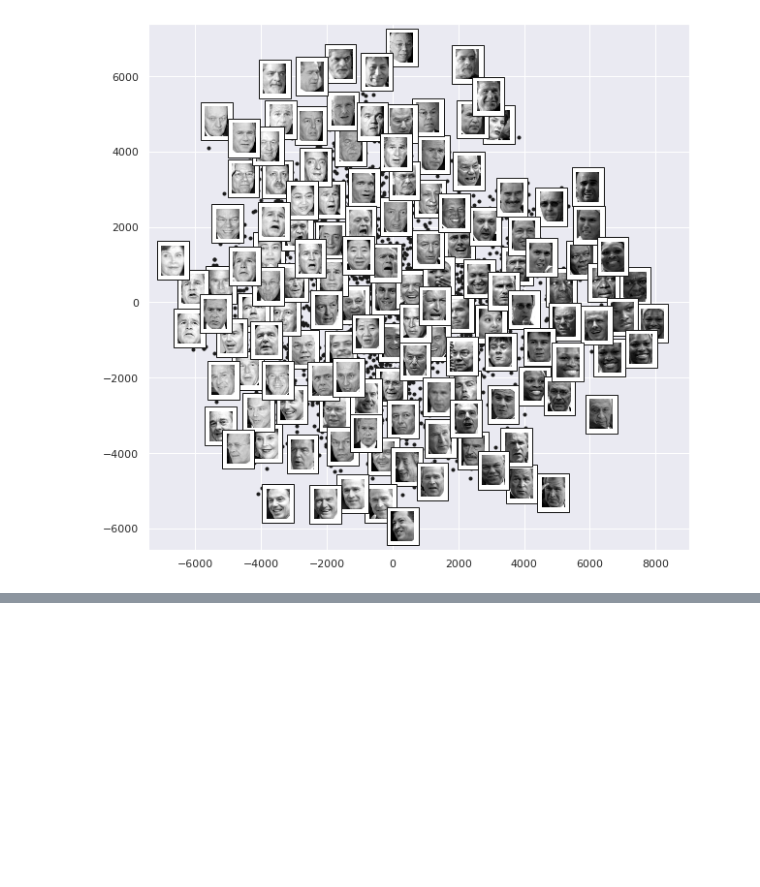
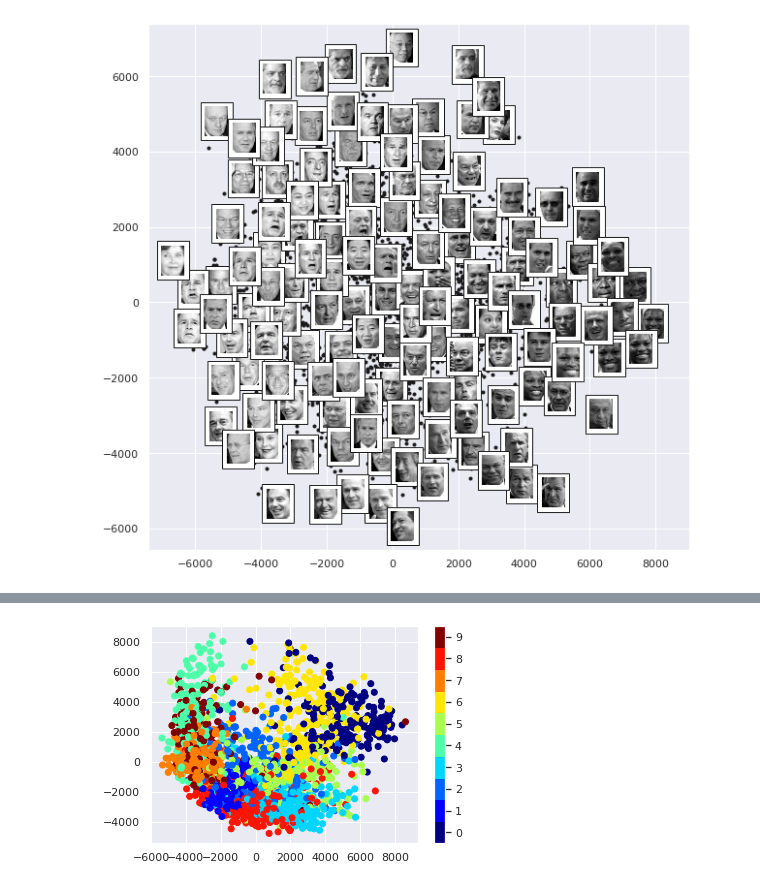
Before and after one commit to adaniky/my_own_reminders, a Jupyter notebook: Python/SkLearn/Manifold Learning.ipynb, the cells around one changed output, grey strips where cells are left out. Drawn from its saved outputs; the diff is of its cells as text; code cells hidden in the pictures; blank space fills up the shorter version.

```diff
--- a/Python/SkLearn/Manifold Learning.ipynb
+++ b/Python/SkLearn/Manifold Learning.ipynb
@@ -235,0 +251,12 @@ plot_components(faces.data,
+# %%
+# используем только 1/30 часть данных:
+# вычисления для полного набора данных занимают длительное время!
+data = X[::30]
+target = y[::30]
+model = Isomap(n_components=2)
+proj = model.fit_transform(data)
+plt.scatter(proj[:, 0], proj[:, 1], c=target, cmap=plt.cm.get_cmap('jet', 10))
+plt.colorbar(ticks=range(10))
+plt.clim(-0.5, 9.5)
+# %% [output]
+[figure, added]
```
Also changed, not shown: parts of 4 cells of this notebook.
